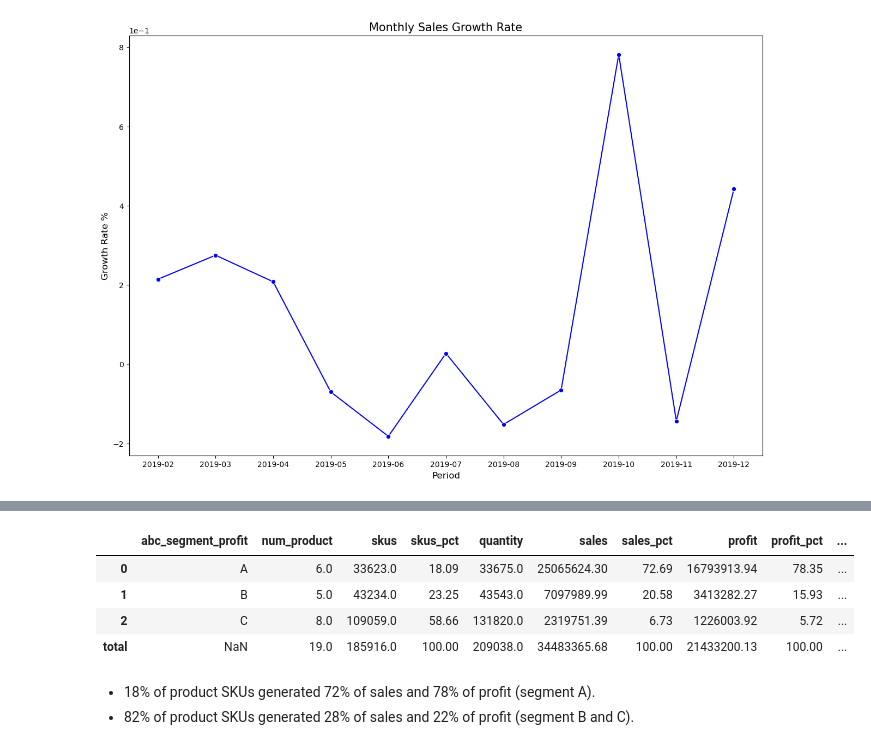
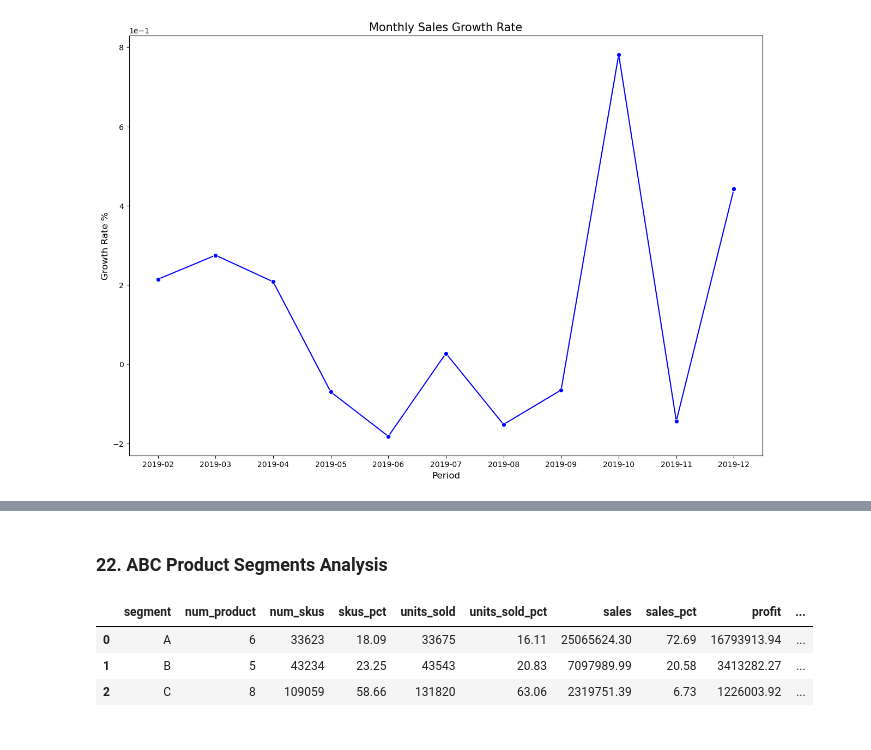
Before and after one commit to DSKunth/ABC-Product-Segmentation, a Jupyter notebook: notebooks/Sales and Profitability Analysis.ipynb, the cells around one changed output, grey strips where cells are left out. Cells and saved outputs as stored; diff of their text form; code cells hidden in the pictures.

```diff
--- a/notebooks/Sales and Profitability Analysis.ipynb
+++ b/notebooks/Sales and Profitability Analysis.ipynb
@@ -1652,0 +1662,15 @@ df_products[df_products['abc_segment_profit'] == 'C']
+# %%
+# Merge sales and df_products
+
+sales_abc = sales.merge(df_products, on = 'product', how = 'left')
+
+cols = ['order_date', 'order_id', 'product', 'product_code', 'category',
+        'quantity_x', 'price', 'cost', 'sales_x', 'gross_profit', 'gross_margin',
+        'date', 'period', 'dow', 'hour', 'city', 'state', 'abc_segment_profit']
+
+sales_abc = sales_abc[cols]
+
+sales_abc.rename(columns = {'quantity_x': 'quantity',
+                           'sales_x': 'sales',
+                           'abc_segment_profit': 'segment'}, inplace = True)
+sales_abc.info()
@@ -1653,26 +1700,33 @@ df_products[df_products['abc_segment_profit'] == 'C']
+# %% [markdown]
+### 22. ABC Product Segments Analysis
 # %%
 # Analyze ABC segments
 
-abc_segments = df_products.groupby(['abc_segment_profit']).agg(
+abc_segments = sales_abc.groupby(['segment']).agg(
                                             num_product = ('product', 'nunique'),
-                                            skus = ('num_skus', 'sum'),
-                                            quantity = ('quantity', 'sum'),
+                                            num_skus = ('product_code', 'nunique'),
+                                            units_sold = ('quantity', 'sum'),
                                             sales = ('sales', 'sum'),
-                                            profit = ('profit', 'sum')).reset_index()
+                                            profit = ('gross_profit', 'sum'),
+                                            avg_cost = ('cost', 'mean'),
+                                            avg_price = ('price', 'mean'),
+                                            avg_sales = ('sales', 'mean'),
+                                            avg_profit = ('gross_profit', 'mean'),
+                                            avg_margin = ('gross_margin', 'mean')).reset_index()
 
-abc_segments['skus_pct'] = round(abc_segments['skus'] / abc_segments['skus'].sum() * 100, 2)
-abc_segments['avg_order_value'] = round(abc_segments['sales'] / abc_segments['quantity'], 2)
+abc_segments['skus_pct'] = round(abc_segments['num_skus'] / abc_segments['num_skus'].sum() * 100, 2)
+abc_segments['units_sold_pct'] = round(abc_segments['units_sold'] / abc_segments['units_sold'].sum() * 100, 2)
 abc_segments['sales_pct'] = round(abc_segments['sales'] / abc_segments['sales'].sum() * 100, 2)
 abc_segments['profit_pct'] = round(abc_segments['profit'] / abc_segments['profit'].sum() * 100, 2)
-abc_segments.loc['total']= abc_segments.sum(numeric_only=True, axis=0)
-abc_segments[['abc_segment_profit', 'num_product', 'skus', 'skus_pct', 'quantity', 'sales', 'sales_pct',
-              'profit', 'profit_pct', 'avg_order_value']]
+
+
+cols = ['segment', 'num_product', 'num_skus', 'skus_pct', 'units_sold', 'units_sold_pct',
+              'sales', 'sales_pct', 'profit', 'profit_pct', 'avg_cost', 'avg_price', 'avg_sales', 'avg_profit', 'avg_margin']
+
+abc_segments = abc_segments[cols]
+abc_segments
 # %% [output]
-|  | abc_segment_profit | num_product | skus | skus_pct | quantity | sales | sales_pct | profit | profit_pct | ... |
-| 0 | A | 6.0 | 33623.0 | 18.09 | 33675.0 | 25065624.30 | 72.69 | 16793913.94 | 78.35 | ... |
-| 1 | B | 5.0 | 43234.0 | 23.25 | 43543.0 | 7097989.99 | 20.58 | 3413282.27 | 15.93 | ... |
-| 2 | C | 8.0 | 109059.0 | 58.66 | 131820.0 | 2319751.39 | 6.73 | 1226003.92 | 5.72 | ... |
-| total | NaN | 19.0 | 185916.0 | 100.00 | 209038.0 | 34483365.68 | 100.00 | 21433200.13 | 100.00 | ... |
+|  | segment | num_product | num_skus | skus_pct | units_sold | units_sold_pct | sales | sales_pct | profit | ... |
+| 0 | A | 6 | 33623 | 18.09 | 33675 | 16.11 | 25065624.30 | 72.69 | 16793913.94 | ... |
+| 1 | B | 5 | 43234 | 23.25 | 43543 | 20.83 | 7097989.99 | 20.58 | 3413282.27 | ... |
+| 2 | C | 8 | 109059 | 58.66 | 131820 | 63.06 | 2319751.39 | 6.73 | 1226003.92 | ... |
-# %% [markdown]
-- 18% of product SKUs generated 72% of sales and 78% of profit (segment A).
-- 82% of product SKUs generated 28% of sales and 22% of profit (segment B and C).
```
Also changed, not shown: parts of 98 cells of this notebook.
